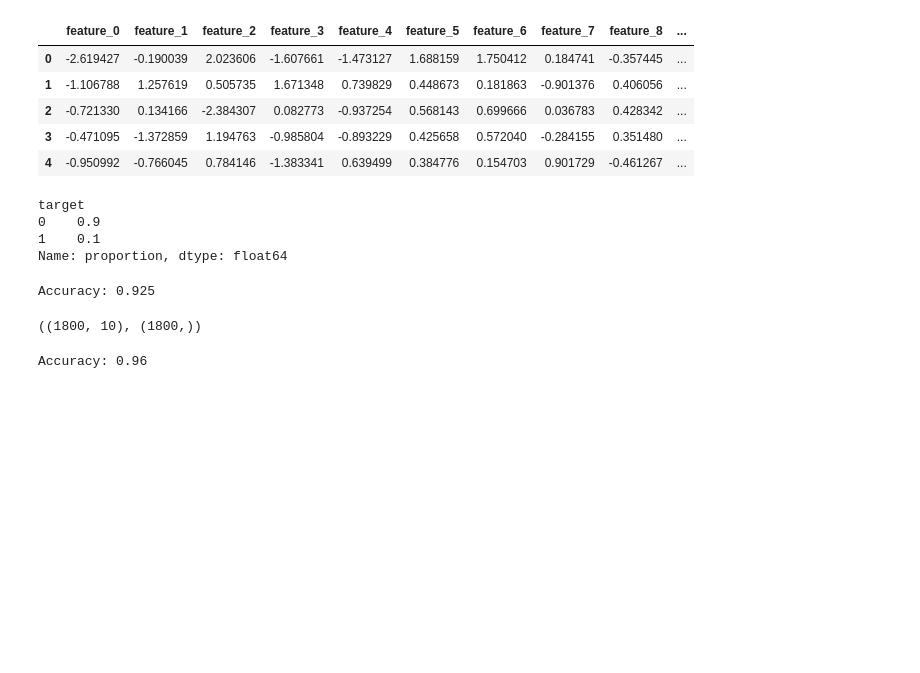
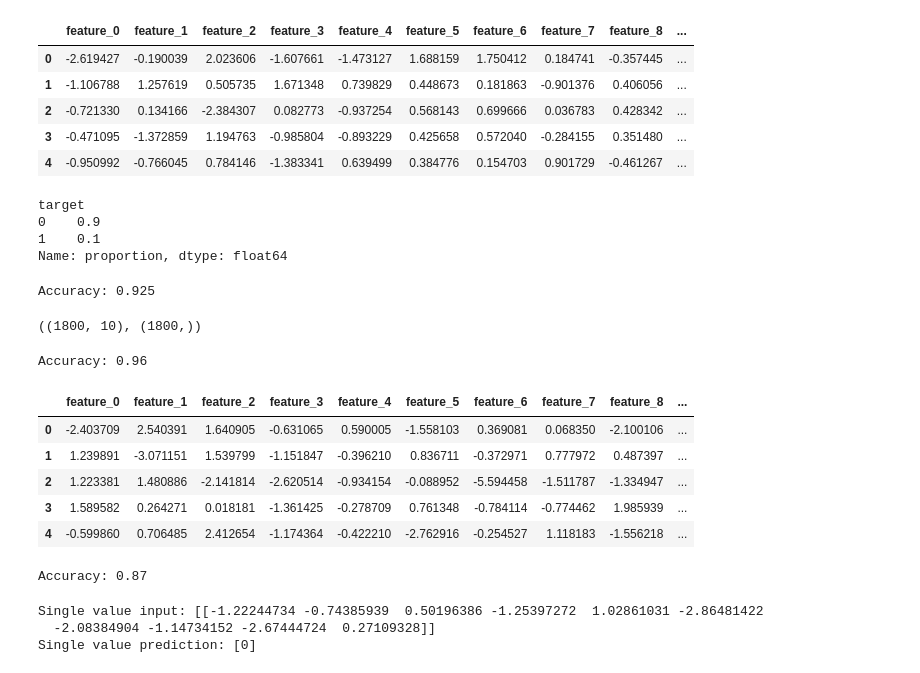
Before and after one commit to rahul8879/rbyte_ai_engineering, a Jupyter notebook: Machine_learning/01_knn_algorithm.ipynb, the cells around one changed output. Saved outputs shown, nothing was run; the diff lists cells and outputs as text; code cells hidden in the pictures; blank space fills up the shorter version.

Commit message:
Add multi-class imbalance data generation and time-based splitting for KNN model evaluation

```diff
--- a/Machine_learning/01_knn_algorithm.ipynb
+++ b/Machine_learning/01_knn_algorithm.ipynb
@@ -275,3 +275,40 @@ print("Accuracy:", accuracy)
 # 3. The KNN model is sensitive to the distribution of the training data, and balancing the classes can lead to better generalization.
 # %% [output]
 Accuracy: 0.96
+# %%
+# lets create multi class imbalance datafrom sklearn.datasets import make_classification
+X_multi, y_multi = make_classification(n_samples=1000, n_features=10, n_classes=3,
+                                       n_informative=5, n_redundant=2,
+                                       weights=[0.7, 0.2, 0.1], flip_y=0,
+                                       random_state=42)
+# lets convert into dataframe
+df_multi = pd.DataFrame(X_multi, columns=[f'feature_{i}' for i in range(10)])
+df_multi['target'] = y_multi
+df_multi.head()
+# %% [output]
+|  | feature_0 | feature_1 | feature_2 | feature_3 | feature_4 | feature_5 | feature_6 | feature_7 | feature_8 | ... |
+| 0 | -2.403709 | 2.540391 | 1.640905 | -0.631065 | 0.590005 | -1.558103 | 0.369081 | 0.068350 | -2.100106 | ... |
+| 1 | 1.239891 | -3.071151 | 1.539799 | -1.151847 | -0.396210 | 0.836711 | -0.372971 | 0.777972 | 0.487397 | ... |
+| 2 | 1.223381 | 1.480886 | -2.141814 | -2.620514 | -0.934154 | -0.088952 | -5.594458 | -1.511787 | -1.334947 | ... |
+| 3 | 1.589582 | 0.264271 | 0.018181 | -1.361425 | -0.278709 | 0.761348 | -0.784114 | -0.774462 | 1.985939 | ... |
+| 4 | -0.599860 | 0.706485 | 2.412654 | -1.174364 | -0.422210 | -2.762916 | -0.254527 | 1.118183 | -1.556218 | ... |
+# %%
+# split the data
+X_train, X_test, y_train, y_test = train_test_split(X_multi, y_multi, test_size=0.2, random_state=42)
+model = KNeighborsClassifier(n_neighbors=5)
+model.fit(X_train, y_train)
+y_pred = model.predict(X_test)
+accuracy = accuracy_score(y_test, y_pred)
+print("Accuracy:", accuracy)
+# %% [output]
+Accuracy: 0.87
+# %%
+# lets test for single value
+single_value = X_test[44].reshape(1, -1)
+print("Single value input:", single_value)
+single_pred = model.predict(single_value)
+print("Single value prediction:", single_pred)
+# %% [output]
+Single value input: [[-1.22244734 -0.74385939  0.50196386 -1.25397272  1.02861031 -2.86481422
+  -2.08384904 -1.14734152 -2.67444724  0.27109328]]
+Single value prediction: [0]
```
Also changed, not shown: parts of 2 cells of this notebook.
